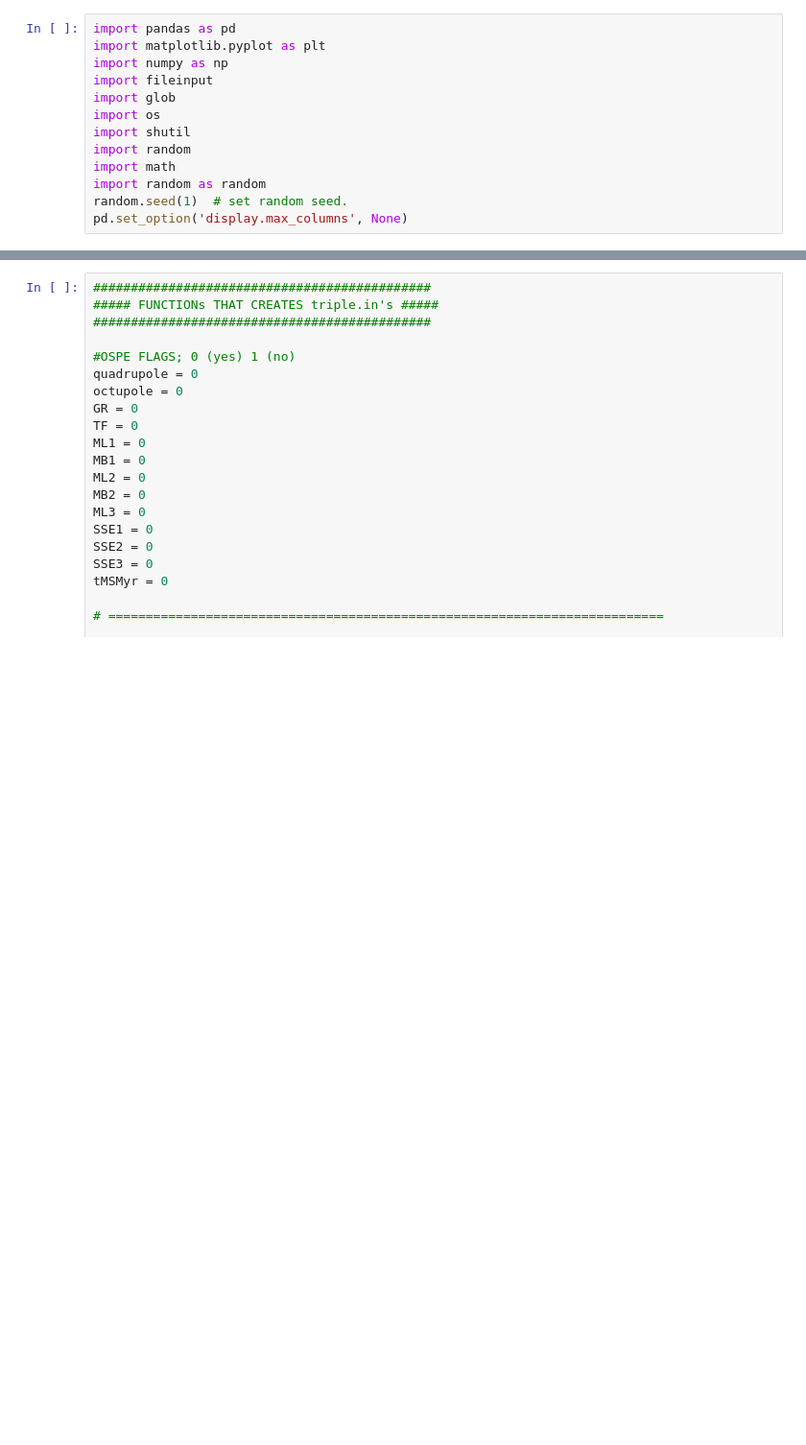
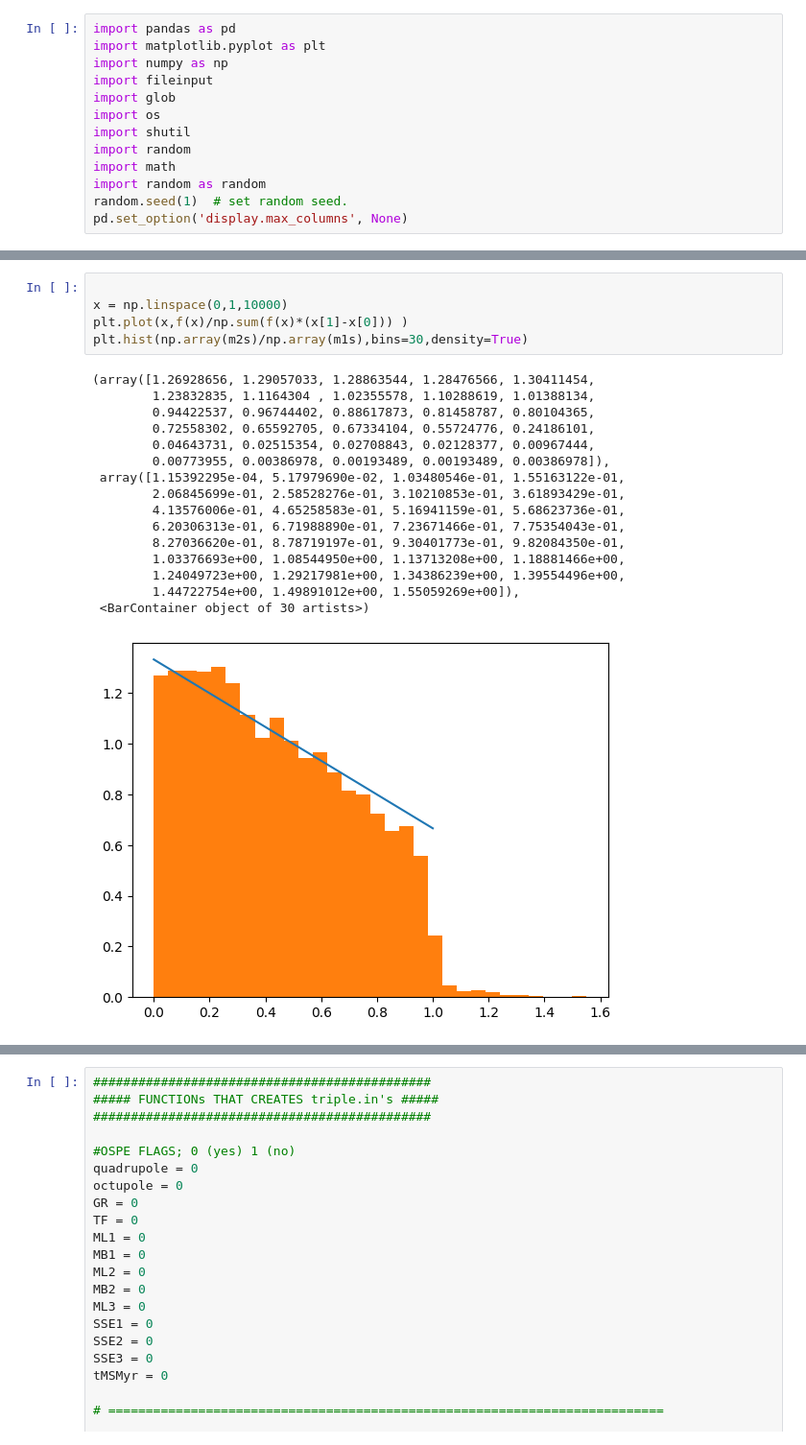
Before and after one commit to cheyanneshariat/OSPE_Scripts, a Jupyter notebook: OSPE_Setup.ipynb, the cells around one changed output, grey strips where cells are left out. Shown at 96% size. Drawn from its saved outputs; the diff is of its cells as text; blank space fills up the shorter version.

```diff
--- a/OSPE_Setup.ipynb
+++ b/OSPE_Setup.ipynb
@@ -264,3 +308,25 @@ def initial_conditions(IMF : str = '1', both_masses : bool = False):
+# %%
+
+x = np.linspace(0,1,10000)
+plt.plot(x,f(x)/np.sum(f(x)*(x[1]-x[0])) )
+plt.hist(np.array(m2s)/np.array(m1s),bins=30,density=True)
+# %% [output]
+(array([1.26928656, 1.29057033, 1.28863544, 1.28476566, 1.30411454,
+        1.23832835, 1.1164304 , 1.02355578, 1.10288619, 1.01388134,
+        0.94422537, 0.96744402, 0.88617873, 0.81458787, 0.80104365,
+        0.72558302, 0.65592705, 0.67334104, 0.55724776, 0.24186101,
+        0.04643731, 0.02515354, 0.02708843, 0.02128377, 0.00967444,
+        0.00773955, 0.00386978, 0.00193489, 0.00193489, 0.00386978]),
+ array([1.15392295e-04, 5.17979690e-02, 1.03480546e-01, 1.55163122e-01,
+        2.06845699e-01, 2.58528276e-01, 3.10210853e-01, 3.61893429e-01,
+        4.13576006e-01, 4.65258583e-01, 5.16941159e-01, 5.68623736e-01,
+        6.20306313e-01, 6.71988890e-01, 7.23671466e-01, 7.75354043e-01,
+        8.27036620e-01, 8.78719197e-01, 9.30401773e-01, 9.82084350e-01,
+        1.03376693e+00, 1.08544950e+00, 1.13713208e+00, 1.18881466e+00,
+        1.24049723e+00, 1.29217981e+00, 1.34386239e+00, 1.39554496e+00,
+        1.44722754e+00, 1.49891012e+00, 1.55059269e+00]),
+ <BarContainer object of 30 artists>)
+[figure, added]
 # %%
 from scipy.stats import norm
 import matplotlib.mlab as mlab
```
Also changed, not shown: parts of 9 cells of this notebook.
